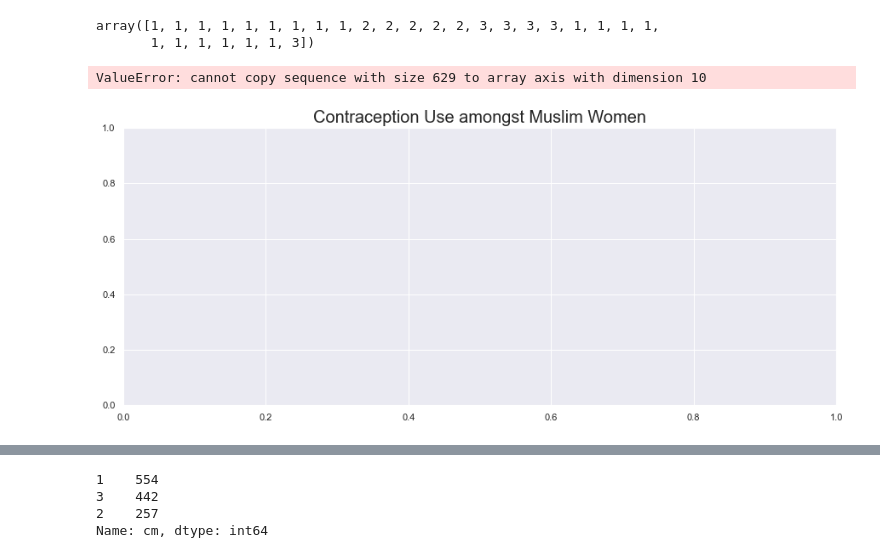
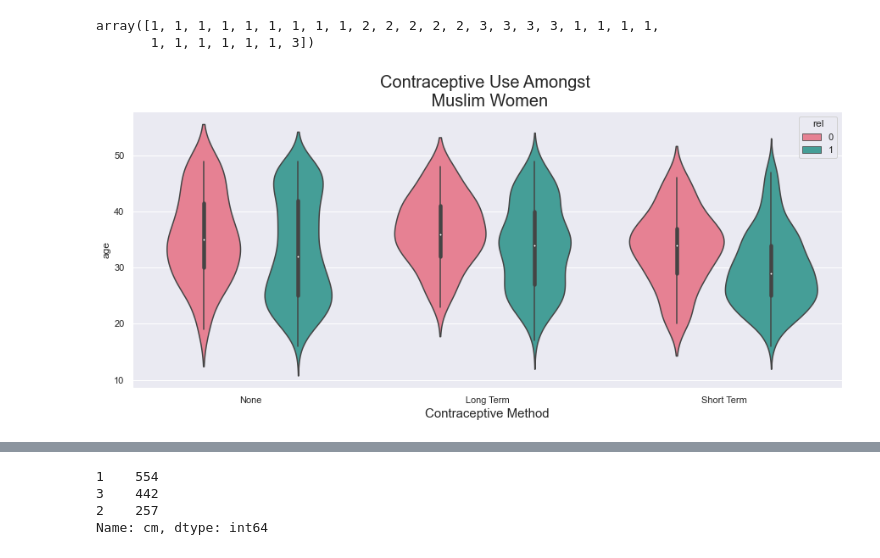
Before and after one commit to mike-flanagan/contraceptive-use-in-indonesia, a Jupyter notebook: MIKE_EDA.ipynb, the cells around one changed output, grey strips where cells are left out. Saved outputs shown, nothing was run; the diff lists cells and outputs as text; code cells hidden in the pictures.

```diff
--- a/MIKE_EDA.ipynb
+++ b/MIKE_EDA.ipynb
@@ -203,3 +208,12 @@ target variable is contraceptive method
 - The distribution of wives who report short-term contraception use is right-skewed, with a sharp increase to the mode around age 26, then a steady, tapered decline with age.
 - I might have Freudian slipped right in to choosing the most Georgia O'Keefe plotting style.
 - Setting a minimum cap where we impute values below 18 or 19 to that minimum could manage lower sample sizes.
+# %%
+sns.set_palette("husl",3)
+fig, ax = plt.subplots(figsize=(8,8))
+ax.set_title('Age Distribution per Contraception Category', size = 20)
+sns.violinplot(x= df.age, y = df.cmc, orient='h')
+plt.yticks(np.arange(3), ['None', 'Long-term', 'Short-term'], size = 14, rotation = 90)
+ax.set_xlabel('Age', size=16)
+ax.set_ylabel('Contraception Use', size=16)
+plt.show();
@@ -206,8 +222,10 @@ target variable is contraceptive method
 # %%
+sns.set_palette("husl",3)
 fig, ax = plt.subplots(figsize=(15,6))
 ax.set_title('Age Distribution per Contraception Category', size = 20)
-sns.violinplot(x= df.cm, y=df.age, orient='v')
-plt.xticks(np.arange(3), ['None', 'Long Term', 'Short Term'])
-ax.set_xlabel('Contraception Use', size=15)
+sns.violinplot(x= df.cmc, y=df.age, orient='v')
+plt.xticks(np.arange(3), ['None', 'Long Term', 'Short Term'], size = 14)
+ax.set_xlabel('Contraception Use', size=16)
+ax.set_ylabel('Age', size=16)
 plt.show();
 # %% [output]
@@ -214,0 +233,14 @@ plt.show();
+# %%
+sns.set_palette("cubehelix",24)
+df_age_copy = df.copy()
+df_age_copy['cmc'] = df_age_copy['cmc'].map({
+    1: "No Contraception",
+    2: "Long-Term Method",
+    3: "Short-Term Method"})
+g = sns.catplot(data=df_age_copy, x='age',
+                row='cmc', kind = 'count', sharex = False,
+                saturation=.5, height=3, aspect=3)
+(g.set_axis_labels('Age', 'Count', size=16)
+  .set_titles('{row_name}', size=18)
+  .fig.suptitle('Contraception Use by Age', size = 28, y = 1.05))
+;
@@ -260,6 +295,7 @@ df.hus_edu.value_counts()
 1     44
 Name: hus_edu, dtype: int64
 # %%
+sns.set_palette("husl",3)
 df_hus_edu_copy = df.copy()
 df_hus_edu_copy['cmc'] = df_hus_edu_copy['cmc'].map({
     1: "No Contraception",
@@ -313,12 +349,14 @@ df[df.chil > 9 ].cmc.values
 array([1, 1, 1, 1, 1, 1, 1, 1, 1, 2, 2, 2, 2, 2, 3, 3, 3, 3, 1, 1, 1, 1,
        1, 1, 1, 1, 1, 1, 3])
 # %%
+sns.set_palette("husl",2)
 fig, ax = plt.subplots(figsize=(15,6))
-ax.set_title('Contraception Use amongst Muslim Women', size = 20)
-sns.barplot(x = [df[df.cmc == 1], df[df.cmc == 2], df[df.cmc == 3]], y = df.cmc.value_counts(), hue = df.rel, scale_hue = False)
+ax.set_title('Contraceptive Use Amongst \n Muslim Women', size = 20)
+sns.violinplot(x = df.cmc, y = df.age, orient = 'v',
+               hue = df.rel, scale_hue = False)
 plt.xticks(np.arange(3), ['None', 'Long Term', 'Short Term'])
-ax.set_xlabel('Contraception Use', size=15)
+ax.set_xlabel('Contraceptive Method', size=15)
+plt.savefig("foo.png", transparent=True)
 plt.show();
 # %% [output]
-ValueError: cannot copy sequence with size 629 to array axis with dimension 10
-[figure, old version]
+[figure, new version]
```
Also changed, not shown: parts of 16 cells of this notebook.
